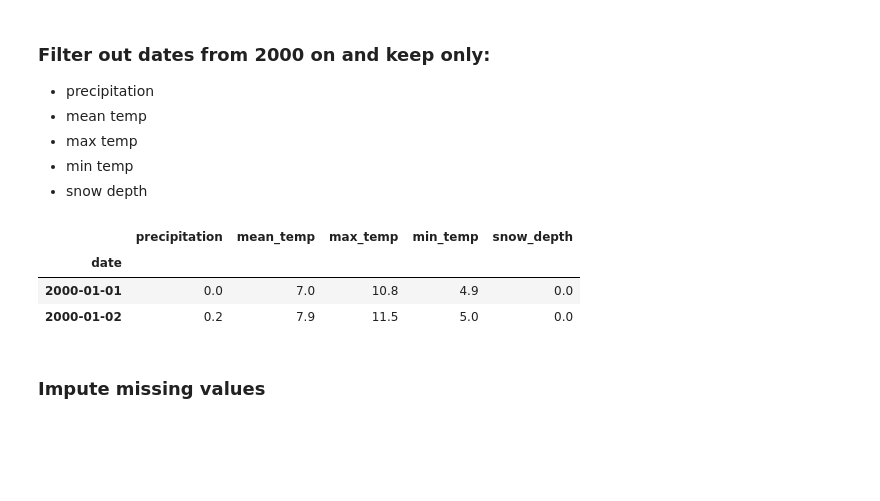
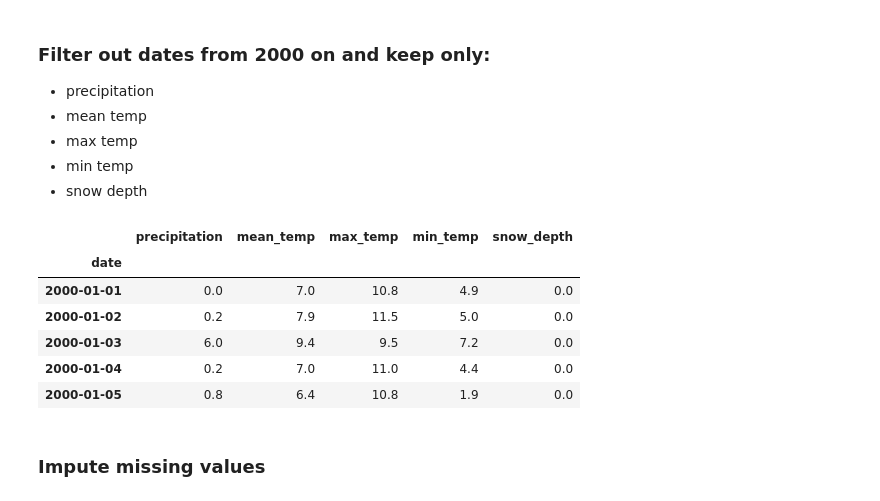
Before and after one commit to SeeBee8/Resampling, a Jupyter notebook: Resampling.ipynb, the cells around one changed output. Drawn from its saved outputs; the diff is of its cells as text; code cells hidden in the pictures; blank space fills up the shorter version.

```diff
--- a/Resampling.ipynb
+++ b/Resampling.ipynb
@@ -73,12 +73,15 @@ df.head(1)
 -  snow depth
 # %%
 dff = df.loc['2000':, ['precipitation', 'mean_temp', 'max_temp', 'min_temp', 'snow_depth']]
-dff.head(2)
+dff.head()
 # %% [output]
 |  | precipitation | mean_temp | max_temp | min_temp | snow_depth |
 | date |  |  |  |  |  |
 | 2000-01-01 | 0.0 | 7.0 | 10.8 | 4.9 | 0.0 |
 | 2000-01-02 | 0.2 | 7.9 | 11.5 | 5.0 | 0.0 |
+| 2000-01-03 | 6.0 | 9.4 | 9.5 | 7.2 | 0.0 |
+| 2000-01-04 | 0.2 | 7.0 | 11.0 | 4.4 | 0.0 |
+| 2000-01-05 | 0.8 | 6.4 | 10.8 | 1.9 | 0.0 |
 # %% [markdown]
 ### Impute missing values
 # %%
```
Also changed, not shown: parts of 7 cells of this notebook.
